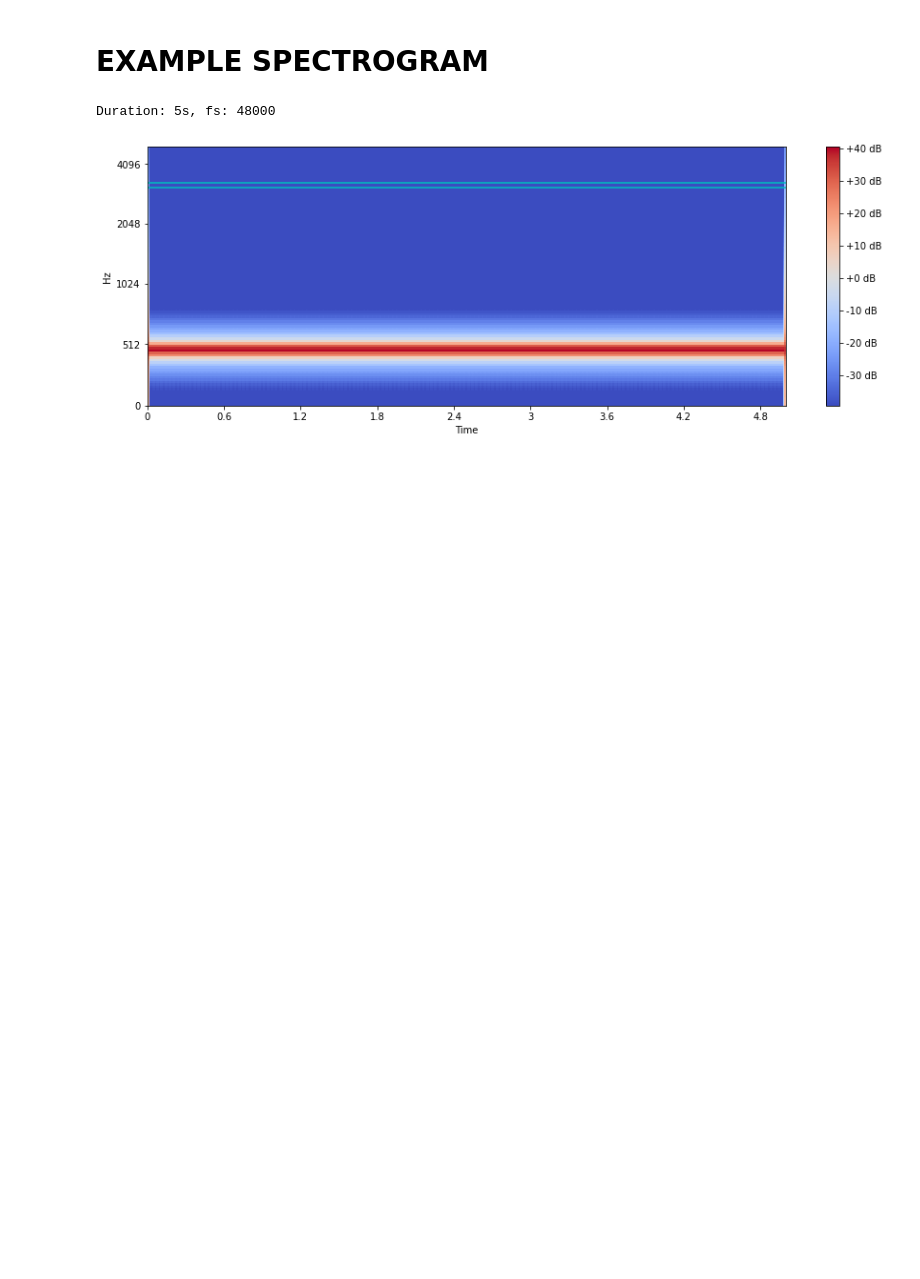
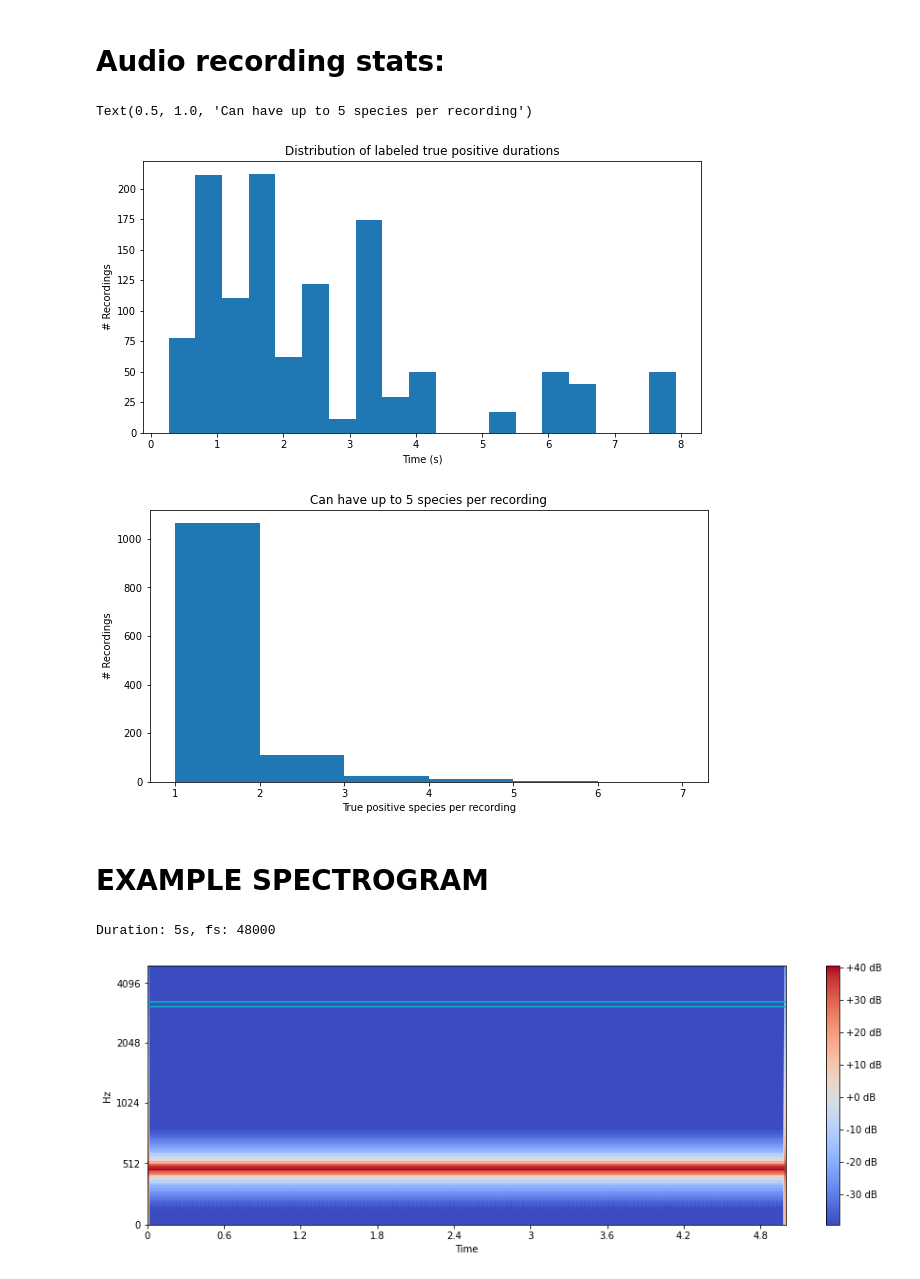
Before and after one commit to KidElectric/rfcx_kaggle, a Jupyter notebook: notebooks/1.0_data_exploration_and_image_files_test.ipynb, the cells around one changed output. Drawn from its saved outputs; the diff is of its cells as text; code cells hidden in the pictures; blank space fills up the shorter version.

Commit message:
Updated notebook on data exploration

```diff
--- a/notebooks/1.0_data_exploration_and_image_files_test.ipynb
+++ b/notebooks/1.0_data_exploration_and_image_files_test.ipynb
@@ -46,3 +47,32 @@ cuda.empty_cache()
+# %% [markdown]
+# Audio recording stats:
+# %%
+#True positive data:
+durs=df_tp['t_max']-df_tp['t_min']
+fig, ax = plt.subplots(figsize=(10, 5))
+y,x,b=plt.hist(durs, bins='auto')
+ax.set_ylabel('# Recordings')
+ax.set_xlabel('Time (s)')
+ax.set_title('Distribution of labeled true positive durations')
+
+#Number of TP per recording
+nspec=[]
+for rec in df_tp.index:
+    value=df_tp['species_id'][rec]
+    if isinstance(value,np.int64):
+        n=1
+    else:
+        n=len(value)
+    nspec.append(n)
+fig, ax = plt.subplots(figsize=(10, 5))
+y,x,b=plt.hist(nspec, bins=range(1,8,1))
+ax.set_ylabel('# Recordings')
+ax.set_xlabel('True positive species per recording')
+ax.set_title('Can have up to %d species per recording' % np.max(nspec))
+# %% [output]
+Text(0.5, 1.0, 'Can have up to 5 species per recording')
+[figure, added]
+[figure, added]
 # %%
 class params:
     """
```
Also changed, not shown: parts of 5 cells of this notebook.
